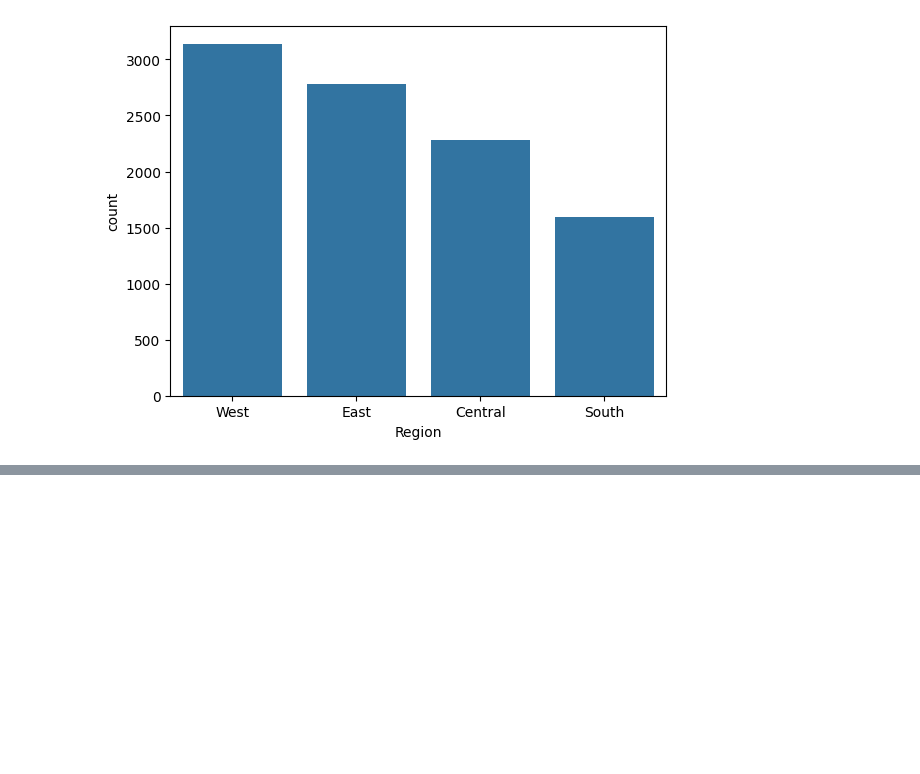
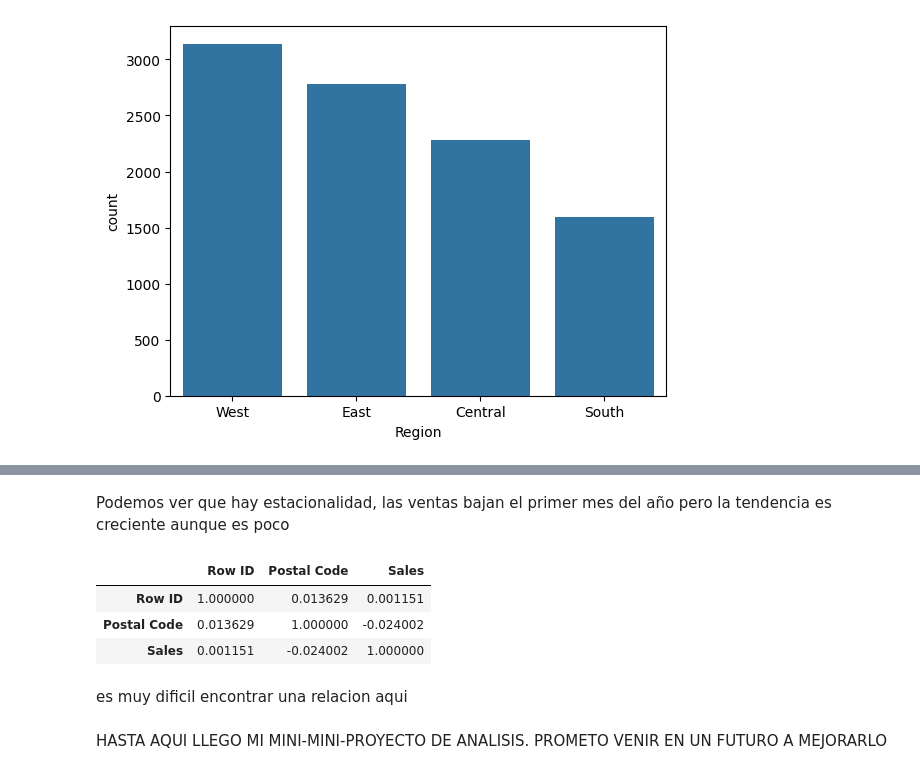
Before and after one commit to snoopynwn/analisis_de_datos_simple, a Jupyter notebook: analisis.ipynb, the cells around one changed output, grey strips where cells are left out. Drawn from its saved outputs; the diff is of its cells as text; code cells hidden in the pictures; blank space fills up the shorter version.

```diff
--- a/analisis.ipynb
+++ b/analisis.ipynb
@@ -258,0 +284,13 @@ sns.barplot(x=ventas_por_region.index,y=ventas_por_region)
+# %% [markdown]
+Podemos ver que hay estacionalidad, las ventas bajan el primer mes del año pero la tendencia es creciente aunque es poco
+# %%
+df.select_dtypes(include=["int64","float64"]).corr()
+# %% [output]
+|  | Row ID | Postal Code | Sales |
+| Row ID | 1.000000 | 0.013629 | 0.001151 |
+| Postal Code | 0.013629 | 1.000000 | -0.024002 |
+| Sales | 0.001151 | -0.024002 | 1.000000 |
+# %% [markdown]
+es muy dificil encontrar una relacion aqui
+# %% [markdown]
+HASTA AQUI LLEGO MI MINI-MINI-PROYECTO DE ANALISIS. PROMETO VENIR EN UN FUTURO A MEJORARLO
```
Also changed, not shown: parts of 8 cells of this notebook, 1 other file.
